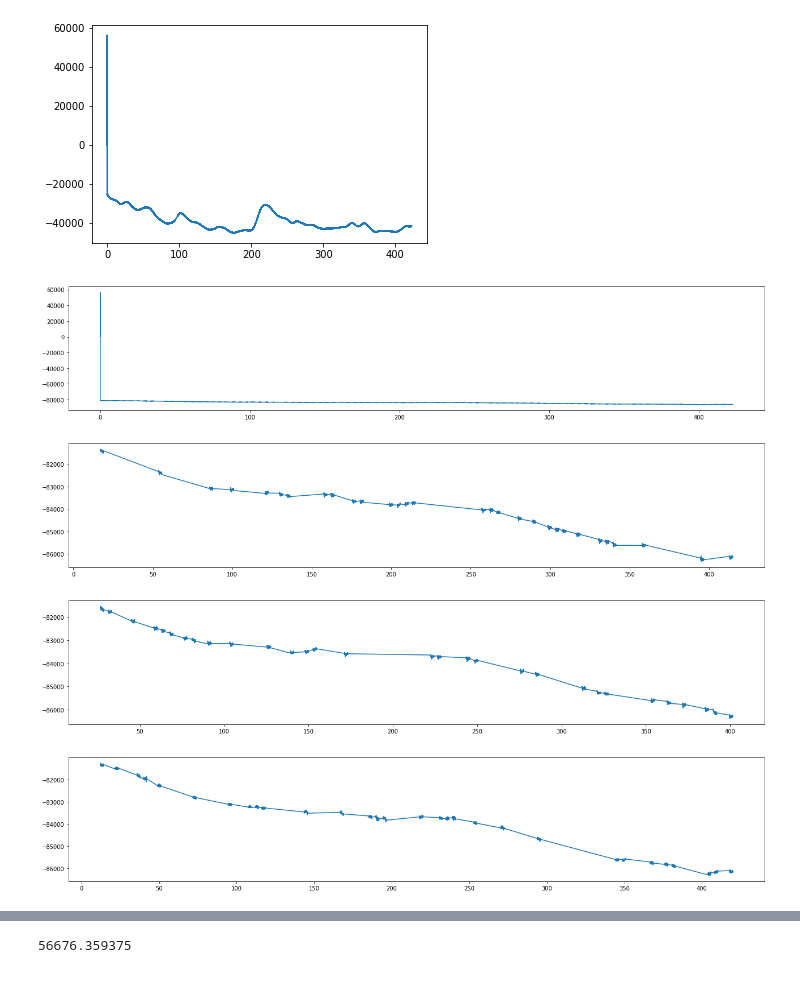
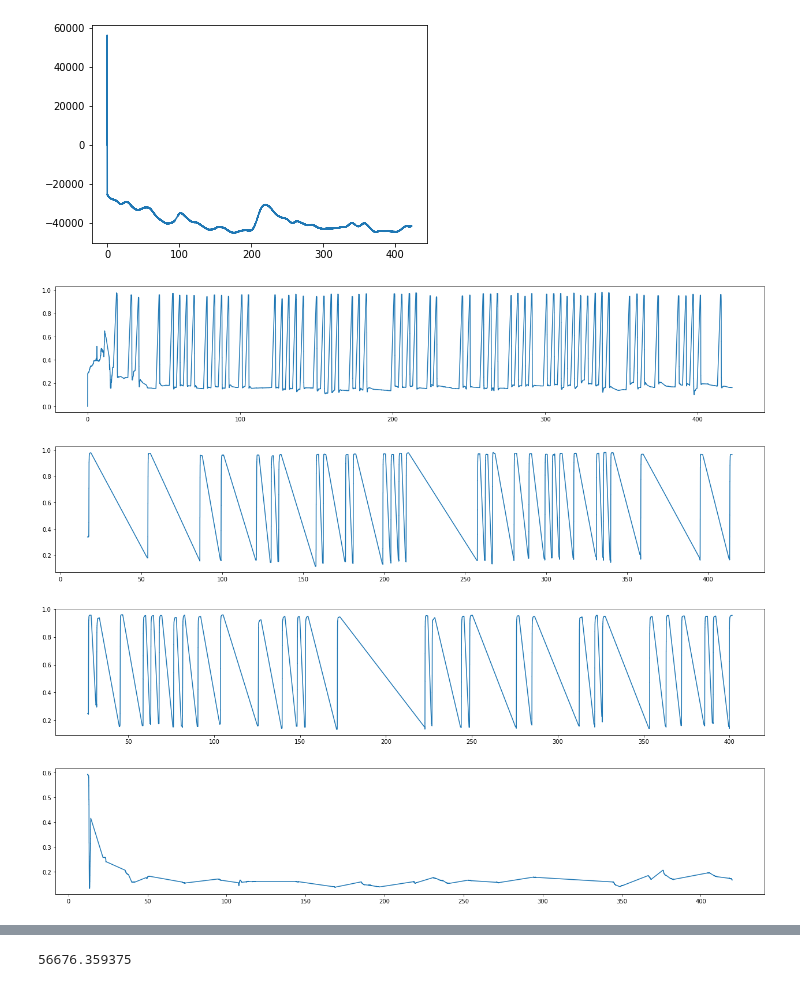
Before and after one commit to castlebin12/BCI2021_Spring_Ecog_team29, a Jupyter notebook: woobean/plot.ipynb, the cells around one changed output, grey strips where cells are left out. Drawn from its saved outputs; the diff is of its cells as text; code cells hidden in the pictures.

Commit message:
Add grphas over time

```diff
--- a/woobean/plot.ipynb
+++ b/woobean/plot.ipynb
@@ -25,0 +34,8 @@ plt.bar(unique, counts)
+# %%
+# Change in Finger Movement over time
+hand_list = [data_set[62], data_set[63], data_set[64], data_set[65], data_set[66]]
+
+for data in hand_list:
+    plt.figure(figsize=(22,4 ))
+    plt.plot(data)
+    plt.show()
@@ -30,30 +52,30 @@ plt.plot(data_set[0], data_set[11])
 [figure]
 # %%
 relax_time = data_set[0][paradigm_info == RELAX]
-relax_sample = data_set[2][paradigm_info == RELAX]
+relax_sample = data_set[65][paradigm_info == RELAX]
 
 fist_time = data_set[0][paradigm_info == FIST_MOVEMENT]
-fist_sample = data_set[2][paradigm_info == FIST_MOVEMENT]
+fist_sample = data_set[65][paradigm_info == FIST_MOVEMENT]
 
 peace_time = data_set[0][paradigm_info == PEACE_MOVEMENT]
-peace_sample = data_set[2][paradigm_info == PEACE_MOVEMENT]
+peace_sample = data_set[65][paradigm_info == PEACE_MOVEMENT]
 
 open_hand_time = data_set[0][paradigm_info == OPEN_HAND]
-open_hand_sample = data_set[2][paradigm_info == OPEN_HAND]
+open_hand_sample = data_set[65][paradigm_info == OPEN_HAND]
 
 time_list = [relax_time, fist_time, peace_time, open_hand_time]
 sample_list = [relax_sample, fist_sample, peace_sample, open_hand_sample]
 
 ##
 for time, data in zip(time_list, sample_list):
     plt.figure(figsize=(22,4 ))
     plt.plot(time, data)
     plt.show()
 # %% [output]
-[figure, old version]
+[figure, new version]
-[figure, old version]
+[figure, new version]
-[figure, old version]
+[figure, new version]
-[figure, old version]
+[figure, new version]
 # %%
 for data in sample_list:
     plt.figure(figsize=(22,4 ))
```
Also changed, not shown: parts of 4 cells of this notebook, 1 other file.
